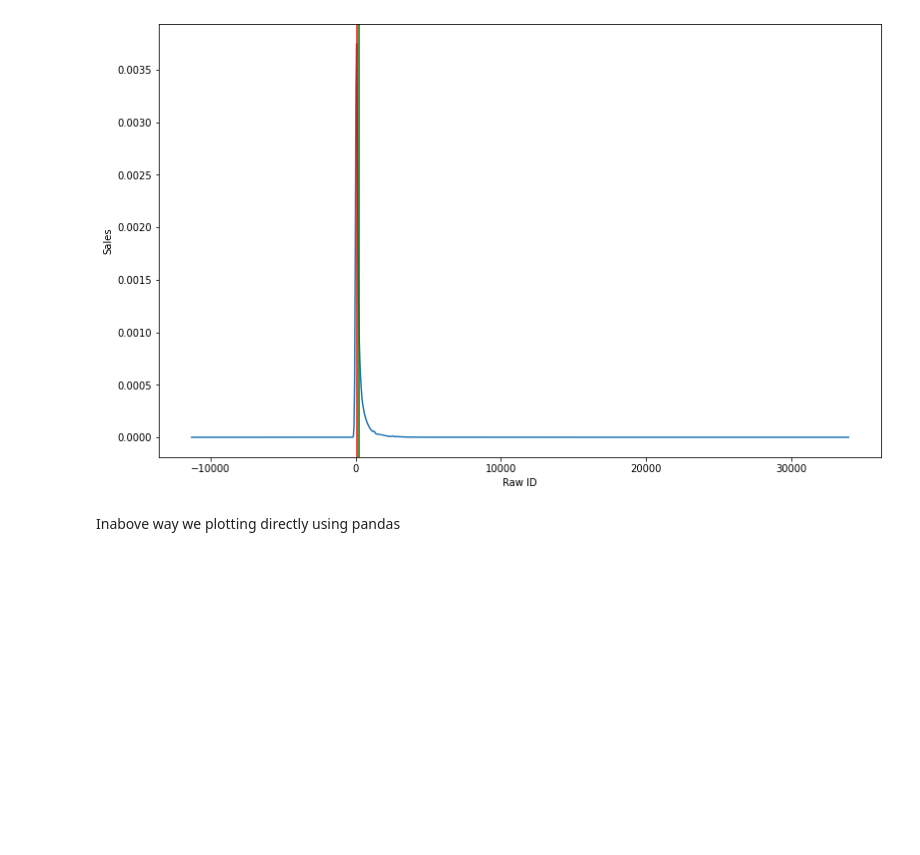
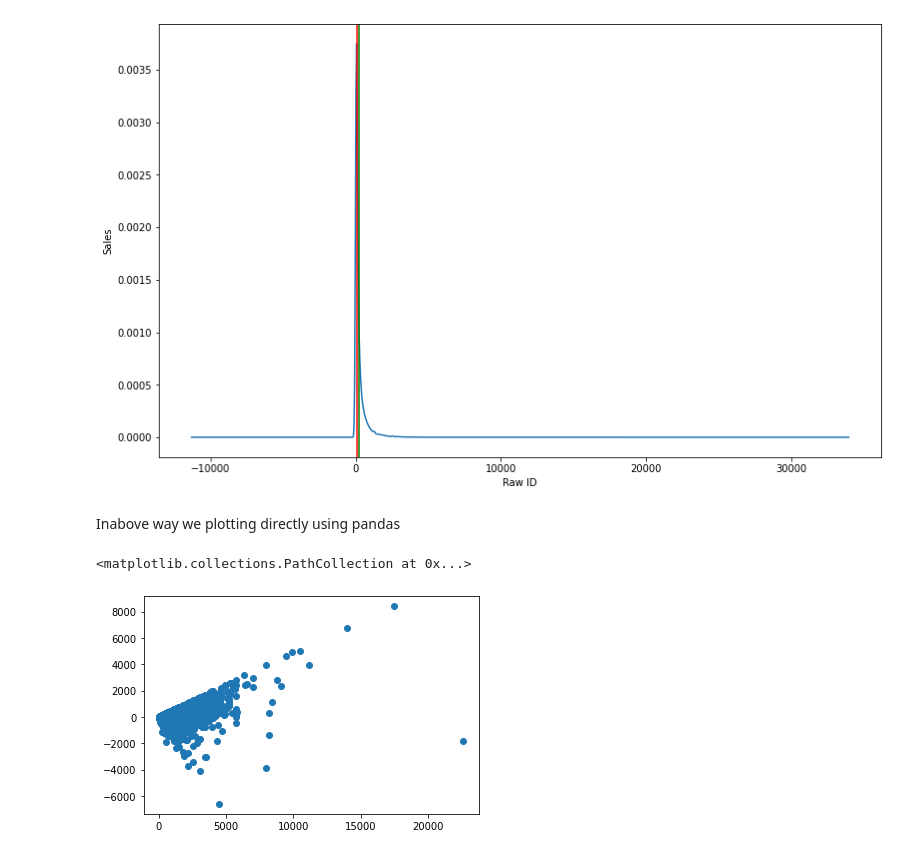
Before and after one commit to abidshafee/dataAnalysis, a Jupyter notebook: dataAnalysis.ipynb, the cells around one changed output. Cells and saved outputs as stored; diff of their text form; code cells hidden in the pictures; blank space fills up the shorter version.

```diff
--- a/dataAnalysis.ipynb
+++ b/dataAnalysis.ipynb
@@ -253,3 +253,8 @@ var2.axvline(df['Sales'].median(), color='red')
 [figure]
 # %% [markdown]
 Inabove way we plotting directly using pandas
+# %%
+plt.scatter(df['Sales'], df['Profit'])
+# %% [output]
+<matplotlib.collections.PathCollection at 0x...>
+[figure, added]
```
Also changed, not shown: parts of 2 cells of this notebook.
